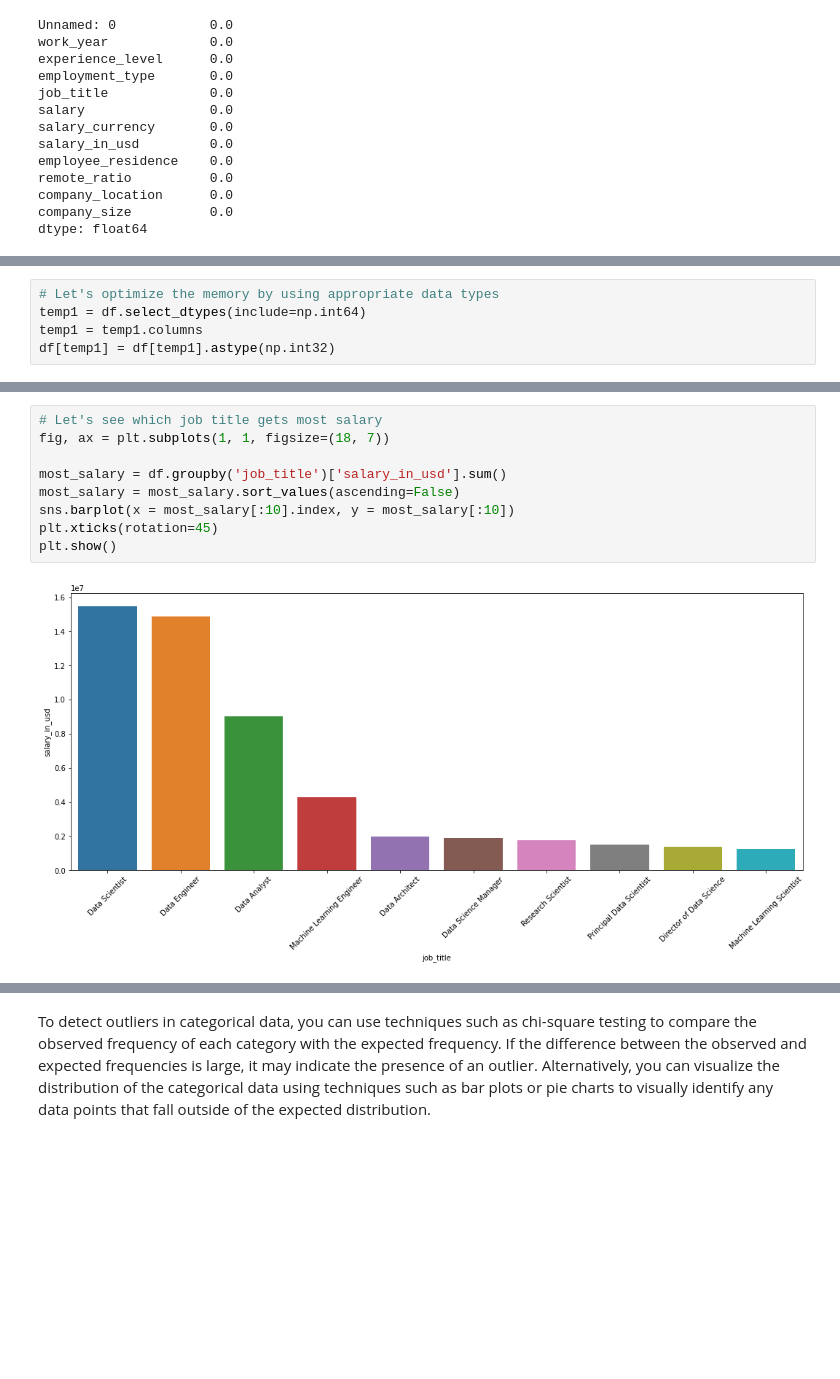
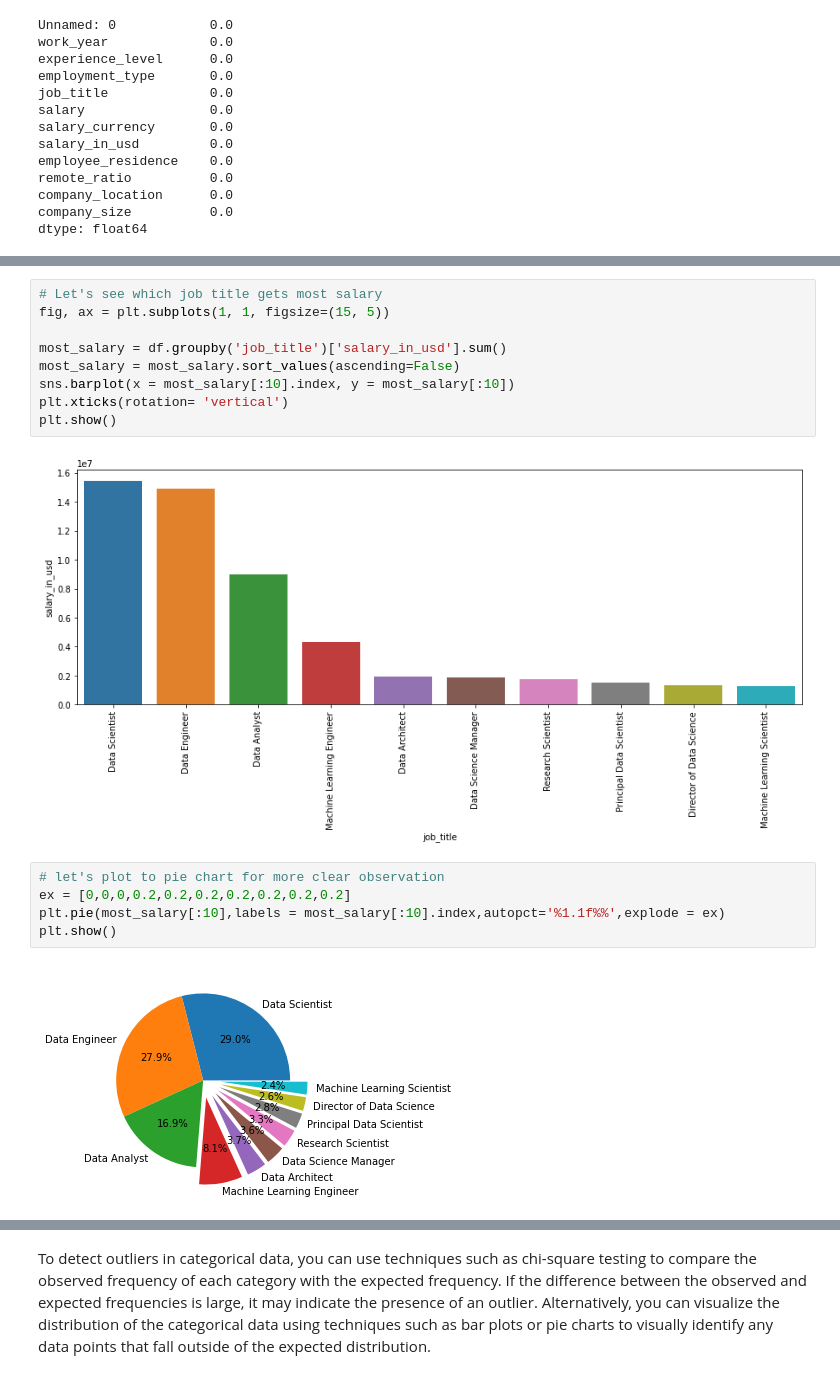
Before and after one commit to yuvraaj2002/Old_projects, a Jupyter notebook: DS job and salary prediction/DS_salary_prediction/DS_salaries_prediction.ipynb, the cells around one changed output, grey strips where cells are left out. Saved outputs shown, nothing was run; the diff lists cells and outputs as text; blank space fills up the shorter version.

```diff
--- a/DS job and salary prediction/DS_salary_prediction/DS_salaries_prediction.ipynb
+++ b/DS job and salary prediction/DS_salary_prediction/DS_salaries_prediction.ipynb
@@ -77,5 +74,0 @@ df.drop(['Unnamed: 0','salary','salary_currency'],axis=1,inplace=True)
-# %%
-# Let's optimize the memory by using appropriate data types
-temp1 = df.select_dtypes(include=np.int64)
-temp1 = temp1.columns
-df[temp1] = df[temp1].astype(np.int32)
@@ -109,11 +121,18 @@ sns.barplot(x = salary_emp[['CT','FL','PT']].index , y = salary_emp[['CT','FL','
 # %%
 # Let's see which job title gets most salary
-fig, ax = plt.subplots(1, 1, figsize=(18, 7))
+fig, ax = plt.subplots(1, 1, figsize=(15, 5))
 
 most_salary = df.groupby('job_title')['salary_in_usd'].sum()
 most_salary = most_salary.sort_values(ascending=False)
 sns.barplot(x = most_salary[:10].index, y = most_salary[:10])
-plt.xticks(rotation=45)
+plt.xticks(rotation= 'vertical')
 plt.show()
 # %% [output]
-[figure, old version]
+[figure, new version]
+# %%
+# let's plot to pie chart for more clear observation
+ex = [0,0,0,0.2,0.2,0.2,0.2,0.2,0.2,0.2]
+plt.pie(most_salary[:10],labels = most_salary[:10].index,autopct='%1.1f%%',explode = ex)
+plt.show()
+# %% [output]
+[figure, added]
```
Also changed, not shown: parts of 22 cells of this notebook.
